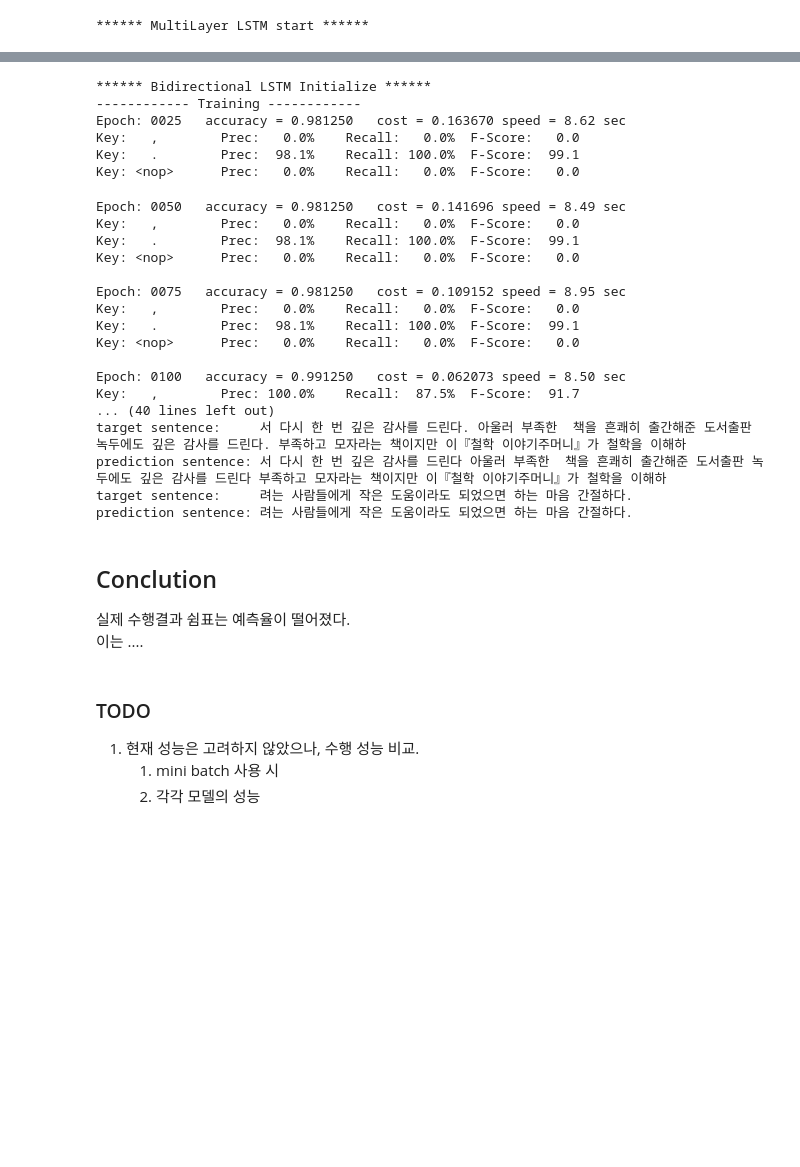
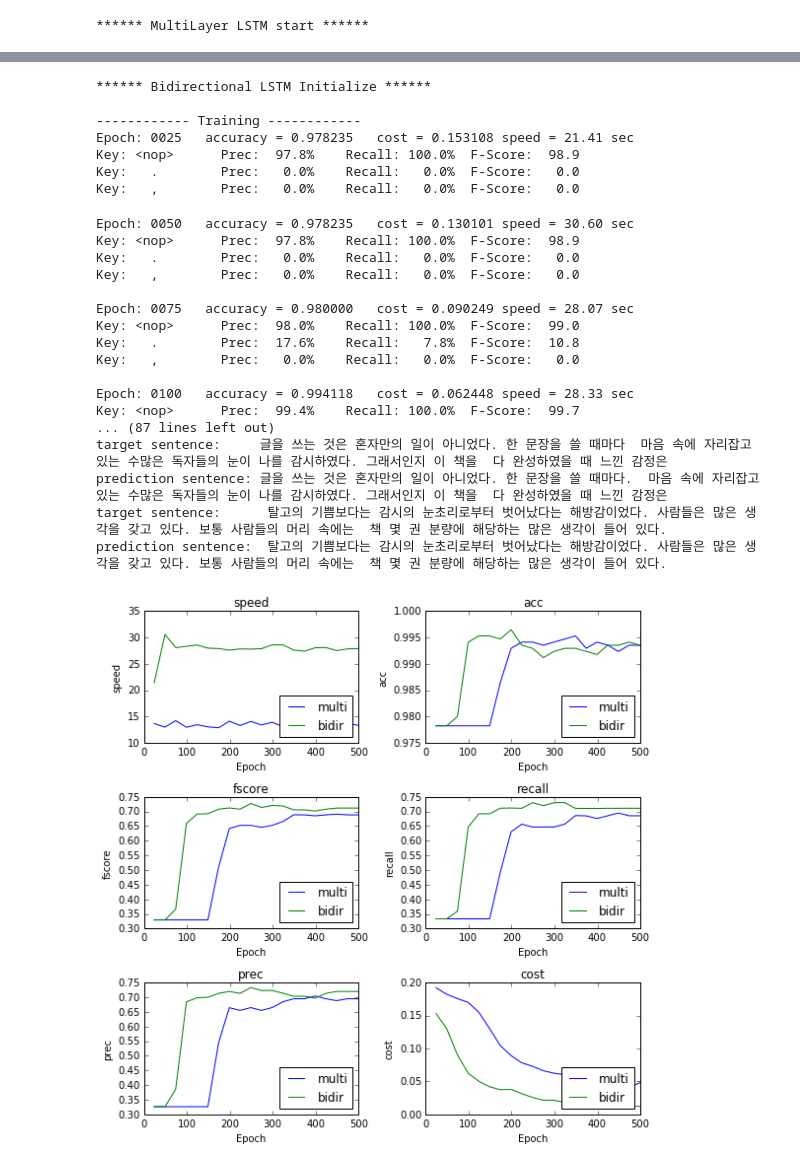
Before and after one commit to freeeebie/deeplearning_punctuation, a Jupyter notebook: dl_punctuation.ipynb, the cells around one changed output, grey strips where cells are left out. Saved outputs shown, nothing was run; the diff lists cells and outputs as text; code cells hidden in the pictures; blank space fills up the shorter version.

```diff
--- a/dl_punctuation.ipynb
+++ b/dl_punctuation.ipynb
@@ -193,7 +188,7 @@ import data
 import utils
 import models.modelbase as base
 
-text = data.read_data("data/training/4BH00005.txt", 50)
+text = data.read_data("data/training/4BH00005.txt", 100)
 # text = data.read_large_data("data/training")
 
 dic_size = 100
@@ -453,59 +465,51 @@ evals[types[1]] = bidir_rnn.run()
 
 import math, numpy as np, matplotlib.pyplot as plt
 
-plt.figure(figsize=(8, 8))
+plt.figure(figsize=(12, 12))
 
 keys =list(evals["multi"].total.keys())
 subplotnum = 321
 
 multi_eval = evals["multi"].total
 bimul_eval = evals["bimul"].total
 small = 12
 very_small = 10
 for key in keys:
     plt.subplot(subplotnum)
     plt.title(key, fontsize=small)
 
     plt.plot([k[0] for k in multi_eval[key]], [k[1] for k in multi_eval[key]], label='multi')
     plt.plot([k[0] for k in bimul_eval[key]], [k[1] for k in bimul_eval[key]], label='bidir')
     plt.legend(loc='lower right')
     plt.ylabel(key, fontsize=very_small)
     plt.xlabel('Epoch', fontsize=very_small)
     subplotnum = subplotnum + 1
 plt.tight_layout()
 
 plt.show()
 # %% [output]
 ****** Bidirectional LSTM Initialize ******
+
 ------------ Training ------------
-Epoch: 0025   accuracy = 0.981250   cost = 0.163670 speed = 8.62 sec
+Epoch: 0025   accuracy = 0.978235   cost = 0.153108 speed = 21.41 sec
+Key: <nop>      Prec:  97.8%    Recall: 100.0%  F-Score:  98.9
+Key:   .        Prec:   0.0%    Recall:   0.0%  F-Score:   0.0
 Key:   ,        Prec:   0.0%    Recall:   0.0%  F-Score:   0.0
-Key:   .        Prec:  98.1%    Recall: 100.0%  F-Score:  99.1
-Key: <nop>      Prec:   0.0%    Recall:   0.0%  F-Score:   0.0
-Epoch: 0050   accuracy = 0.981250   cost = 0.141696 speed = 8.49 sec
+Epoch: 0050   accuracy = 0.978235   cost = 0.130101 speed = 30.60 sec
+Key: <nop>      Prec:  97.8%    Recall: 100.0%  F-Score:  98.9
+Key:   .        Prec:   0.0%    Recall:   0.0%  F-Score:   0.0
 Key:   ,        Prec:   0.0%    Recall:   0.0%  F-Score:   0.0
-Key:   .        Prec:  98.1%    Recall: 100.0%  F-Score:  99.1
-Key: <nop>      Prec:   0.0%    Recall:   0.0%  F-Score:   0.0
 
-Epoch: 0075   accuracy = 0.981250   cost = 0.109152 speed = 8.95 sec
+Epoch: 0075   accuracy = 0.980000   cost = 0.090249 speed = 28.07 sec
+Key: <nop>      Prec:  98.0%    Recall: 100.0%  F-Score:  99.0
+Key:   .        Prec:  17.6%    Recall:   7.8%  F-Score:  10.8
 Key:   ,        Prec:   0.0%    Recall:   0.0%  F-Score:   0.0
-Key:   .        Prec:  98.1%    Recall: 100.0%  F-Score:  99.1
-Key: <nop>      Prec:   0.0%    Recall:   0.0%  F-Score:   0.0
 
-Epoch: 0100   accuracy = 0.991250   cost = 0.062073 speed = 8.50 sec
-Key:   ,        Prec: 100.0%    Recall:  87.5%  F-Score:  91.7
-... (40 lines left out)
-target sentence:     서 다시 한 번 깊은 감사를 드린다. 아울러 부족한  책을 흔쾌히 출간해준 도서출판 녹두에도 깊은 감사를 드린다. 부족하고 모자라는 책이지만 이『철학 이야기주머니』가 철학을 이해하
-prediction sentence: 서 다시 한 번 깊은 감사를 드린다 아울러 부족한  책을 흔쾌히 출간해준 도서출판 녹두에도 깊은 감사를 드린다 부족하고 모자라는 책이지만 이『철학 이야기주머니』가 철학을 이해하
-target sentence:     려는 사람들에게 작은 도움이라도 되었으면 하는 마음 간절하다.
-prediction sentence: 려는 사람들에게 작은 도움이라도 되었으면 하는 마음 간절하다.
+Epoch: 0100   accuracy = 0.994118   cost = 0.062448 speed = 28.33 sec
+Key: <nop>      Prec:  99.4%    Recall: 100.0%  F-Score:  99.7
+... (87 lines left out)
+target sentence:     글을 쓰는 것은 혼자만의 일이 아니었다. 한 문장을 쓸 때마다  마음 속에 자리잡고 있는 수많은 독자들의 눈이 나를 감시하였다. 그래서인지 이 책을  다 완성하였을 때 느낀 감정은
+prediction sentence: 글을 쓰는 것은 혼자만의 일이 아니었다. 한 문장을 쓸 때마다.  마음 속에 자리잡고 있는 수많은 독자들의 눈이 나를 감시하였다. 그래서인지 이 책을  다 완성하였을 때 느낀 감정은
+target sentence:      탈고의 기쁨보다는 감시의 눈초리로부터 벗어났다는 해방감이었다. 사람들은 많은 생각을 갖고 있다. 보통 사람들의 머리 속에는  책 몇 권 분량에 해당하는 많은 생각이 들어 있다.
+prediction sentence:  탈고의 기쁨보다는 감시의 눈초리로부터 벗어났다는 해방감이었다. 사람들은 많은 생각을 갖고 있다. 보통 사람들의 머리 속에는  책 몇 권 분량에 해당하는 많은 생각이 들어 있다.
+[figure, added]
-# %% [markdown]
-## Conclution
-실제 수행결과 쉼표는 예측율이 떨어졌다.
-이는 ....
-# %% [markdown]
-### TODO
-
-1. 현재 성능은 고려하지 않았으나, 수행 성능 비교.
-    1. mini batch 사용 시
-    2. 각각 모델의 성능
```
Also changed, not shown: parts of 21 cells of this notebook.
